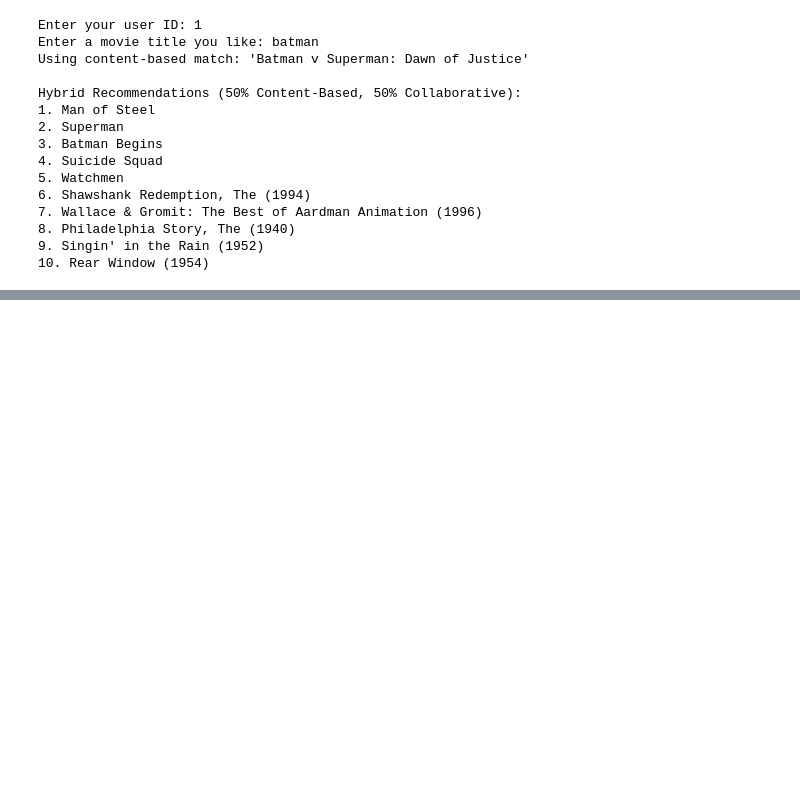
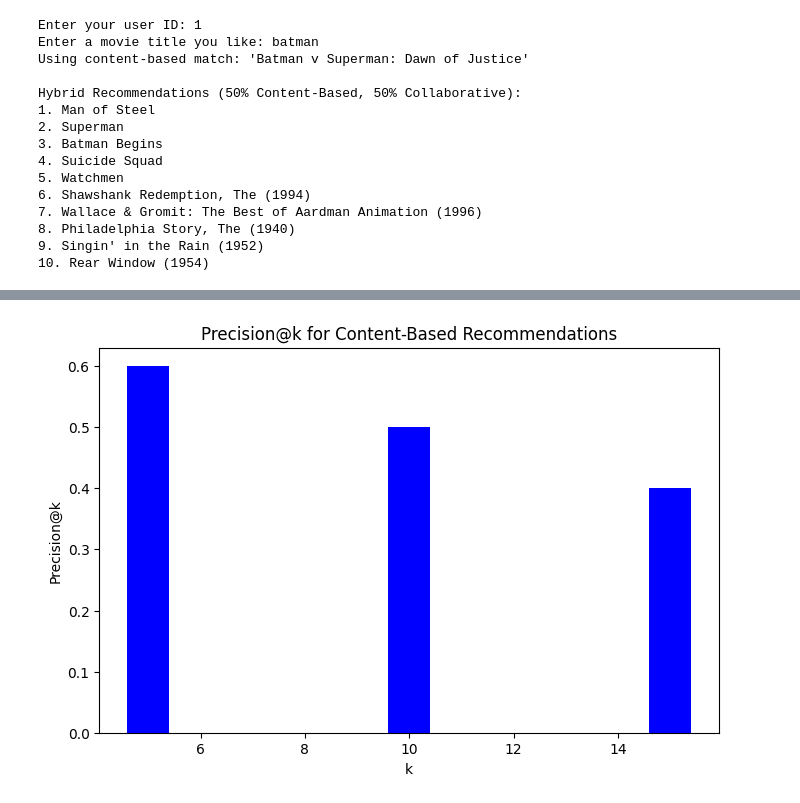
Before and after one commit to universalgithub/movie_recommendation_system, a Jupyter notebook: Full_recommendation_system.ipynb, the cells around one changed output, grey strips where cells are left out. Drawn from its saved outputs; the diff is of its cells as text; code cells hidden in the pictures; blank space fills up the shorter version.

```diff
--- a/Full_recommendation_system.ipynb
+++ b/Full_recommendation_system.ipynb
@@ -527,0 +503,14 @@ Mean Average Precision: 0.44454733568839955
+# %%
+# Example precision@k values for different k
+k_values = [5, 10, 15]
+precision_values = [0.6, 0.5, 0.4]
+
+# Plotting
+plt.figure(figsize=(8, 5))
+plt.bar(k_values, precision_values, color='blue')
+plt.title('Precision@k for Content-Based Recommendations')
+plt.xlabel('k')
+plt.ylabel('Precision@k')
+plt.show()
+# %% [output]
+[figure, added]
```
Also changed, not shown: parts of 8 cells of this notebook.
